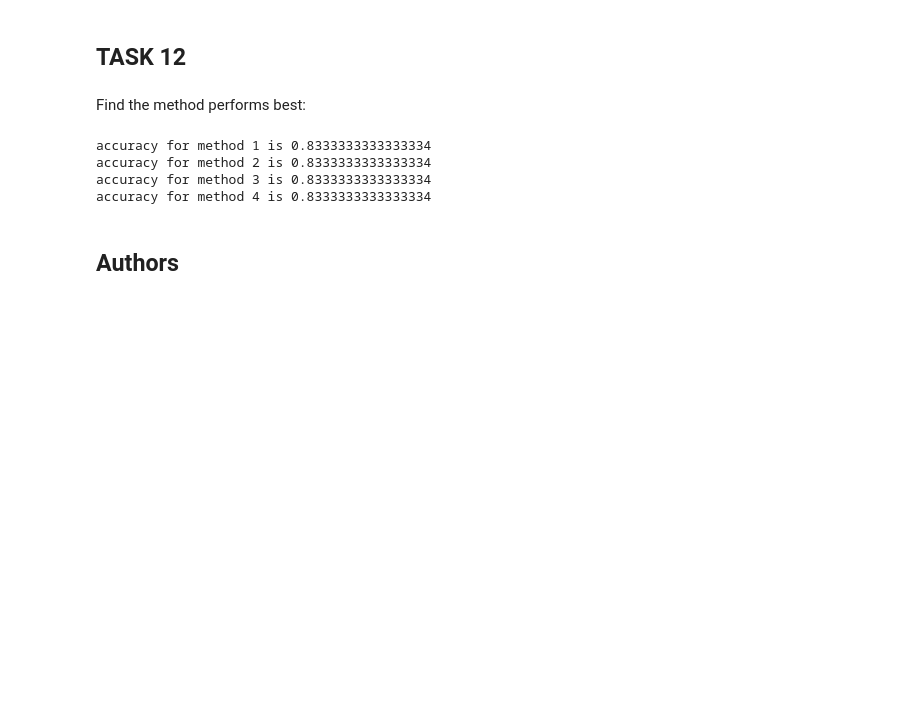
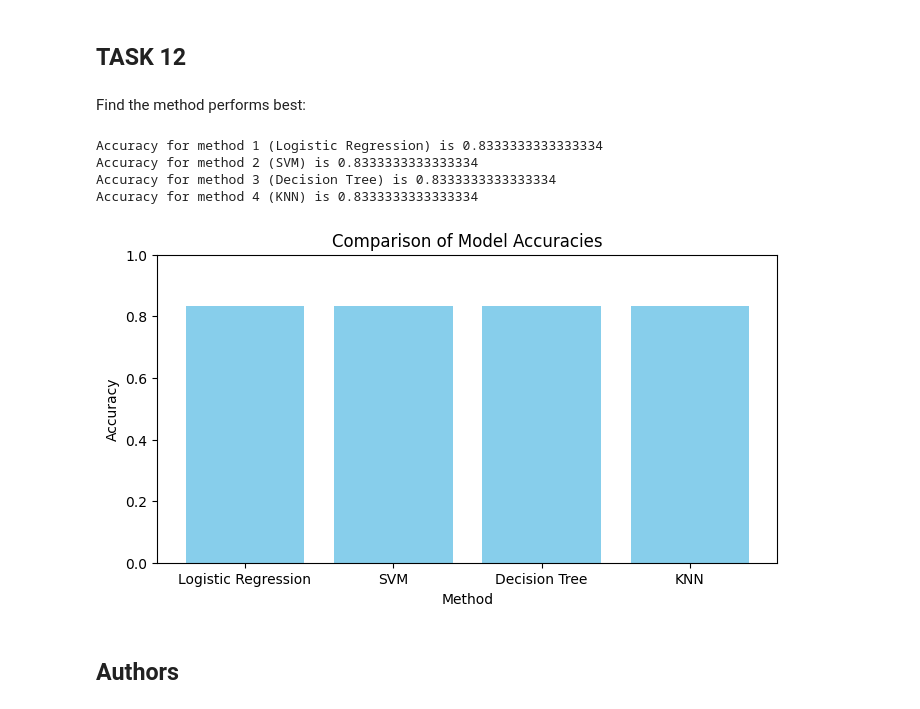
Before and after one commit to kirillinda/coursera_ibm_ds, a Jupyter notebook: IBM-DS0321EN-SkillsNetwork_labs_module_4_SpaceX_Machine_Learning_Prediction_Part_5.jupyterlite.ipynb, the cells around one changed output. Cells and saved outputs as stored; diff of their text form; code cells hidden in the pictures; blank space fills up the shorter version.

```diff
--- a/IBM-DS0321EN-SkillsNetwork_labs_module_4_SpaceX_Machine_Learning_Prediction_Part_5.jupyterlite.ipynb
+++ b/IBM-DS0321EN-SkillsNetwork_labs_module_4_SpaceX_Machine_Learning_Prediction_Part_5.jupyterlite.ipynb
@@ -334,17 +336,30 @@ plot_confusion_matrix(Y_test,yhat)
 ## TASK  12
 # %% [markdown]
 Find the method performs best:
-# %%
-accuracy = [logreg_cv ,svm_cv ,tree_cv ,knn_cv]
-n=1
-for acc in accuracy:
-    print("accuracy for method " + str(n) + " is " + str(acc.score(X_test, Y_test)))
-    n=n+1
-# %% [output]
-accuracy for method 1 is 0.8333333333333334
-accuracy for method 2 is 0.8333333333333334
-accuracy for method 3 is 0.8333333333333334
-accuracy for method 4 is 0.8333333333333334
+# %%
+accuracy = [logreg_cv, svm_cv, tree_cv, knn_cv]
+accuracy_scores = []
+methods = ['Logistic Regression', 'SVM', 'Decision Tree', 'KNN']
+
+for i, model in enumerate(accuracy):
+    score = model.score(X_test, Y_test)
+    accuracy_scores.append(score)
+    print(f"Accuracy for method {i+1} ({methods[i]}) is {score}")
+
+# Creating the bar plot
+plt.figure(figsize=(8, 4))
+plt.bar(methods, accuracy_scores, color='skyblue')
+plt.xlabel('Method')
+plt.ylabel('Accuracy')
+plt.title('Comparison of Model Accuracies')
+plt.ylim([0, 1])  # Assuming accuracy scores are between 0 and 1
+plt.show()
+# %% [output]
+Accuracy for method 1 (Logistic Regression) is 0.8333333333333334
+Accuracy for method 2 (SVM) is 0.8333333333333334
+Accuracy for method 3 (Decision Tree) is 0.8333333333333334
+Accuracy for method 4 (KNN) is 0.8333333333333334
+[figure, added]
 # %%
 # Accuracy is the same
 # %% [markdown]
```
Also changed, not shown: parts of 8 cells of this notebook.
